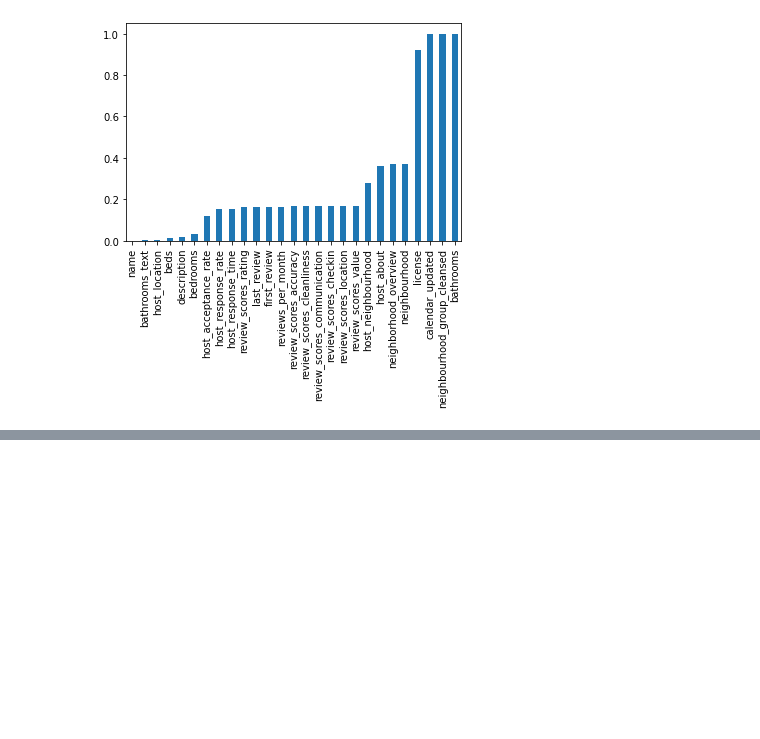
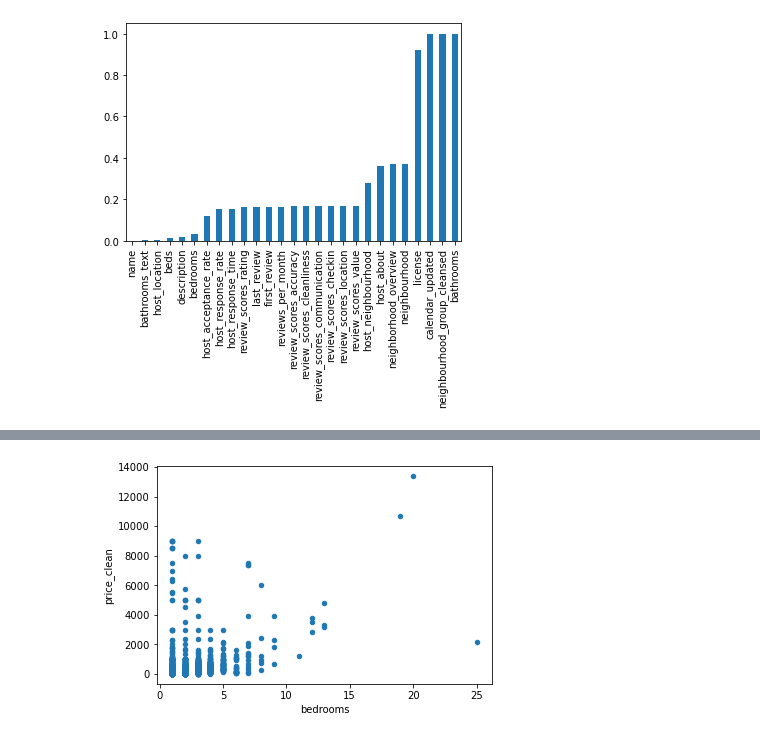
Before and after one commit to Aleaume/Udactiy_DataSc_P1, a Jupyter notebook: Data_Exploration.ipynb, the cells around one changed output, grey strips where cells are left out. Drawn from its saved outputs; the diff is of its cells as text; code cells hidden in the pictures; blank space fills up the shorter version.

```diff
--- a/Data_Exploration.ipynb
+++ b/Data_Exploration.ipynb
@@ -123,0 +230,8 @@ Name: id, Length: 98, dtype: int64
+# %%
+# Looking at how price relates to other parameters
+
+var = 'bedrooms'
+data = pd.concat([df['price_clean'],df[var]], axis=1)
+data.plot.scatter(x=var, y="price_clean");
+# %% [output]
+[figure, added]
```
Also changed, not shown: parts of 19 cells of this notebook, 1 other file.
